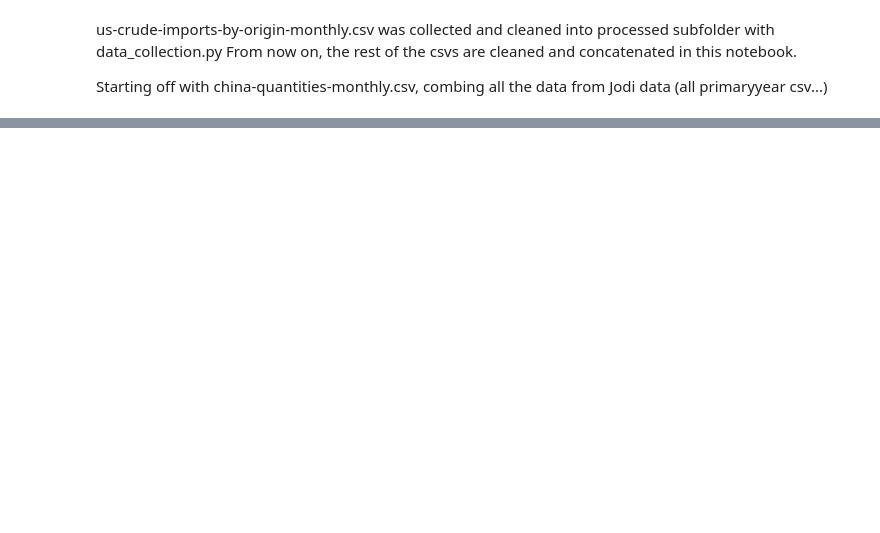
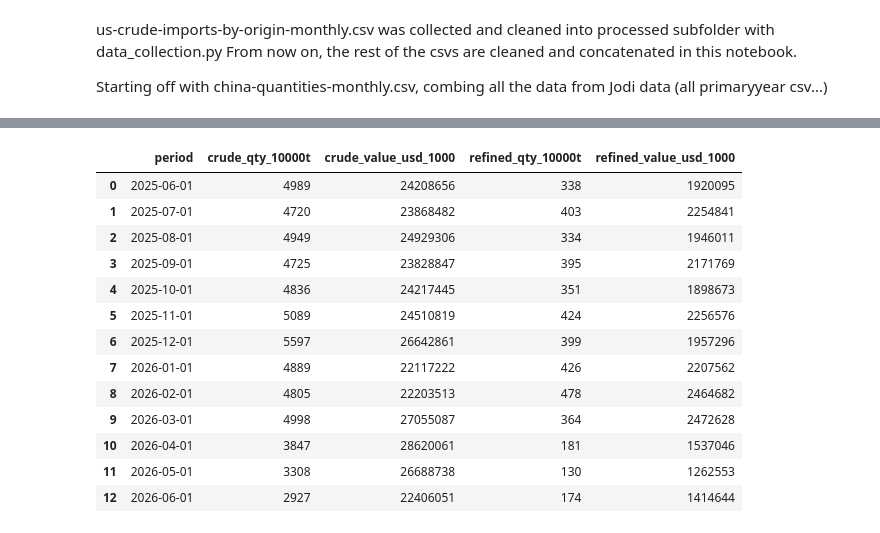
Before and after one commit to chaboihenry/oil-research, a Jupyter notebook: src/data_cleaning.ipynb, the cells around one changed output, grey strips where cells are left out. Saved outputs shown, nothing was run; the diff lists cells and outputs as text; code cells hidden in the pictures; blank space fills up the shorter version.

```diff
--- a/src/data_cleaning.ipynb
+++ b/src/data_cleaning.ipynb
@@ -14,0 +61,52 @@ c:\Users\henry\Desktop\Programming and Networking\Personal Projects\Data Science
+# %%
+# collecting all data from gacc and merging on top of preivous dataframe comprised of data from jodi, quant_china_df
+GACC_DIR = ROOT_DIR / 'data' / 'raw' / 'quantities-china' / 'gacc_table14'
+import re
+
+records = []
+for path in sorted(GACC_DIR.glob('gacc-table14-import-commodities-*.xls')):
+    raw = pd.read_excel(path, header=None)
+    # lambda: check each row (axis=1) for a cell containing the label
+    is_crude = raw.apply(
+        lambda row: row.astype(str).str.contains('Crude petroleum oils', na=False).any(),
+        axis = 1
+    )
+    refined_petro = raw.apply(
+        lambda row: row.astype(str).str.contains('Refined petroleum products', na=False).any(),
+        axis = 1
+    )
+    cells_crude = raw[is_crude].iloc[0].dropna().tolist()
+    cells_petro = raw[refined_petro].iloc[0].dropna().tolist()
+    # regex to find YYYY-MM anywhere in the filename
+    period = re.search(r'\d{4}-\d{2}', path.name).group(0)
+    records.append({
+        'period': period,
+        'crude_qty_10000t':cells_crude[2],
+        'crude_value_usd_1000':cells_crude[3],
+        'refined_qty_10000t': cells_petro[2],
+        'refined_value_usd_1000': cells_petro[3]
+    })
+
+gacc_df = pd.DataFrame(records)
+gacc_df['period'] = pd.to_datetime(gacc_df['period'])
+
+columns = ['crude_qty_10000t', 'crude_value_usd_1000', 'refined_qty_10000t', 'refined_value_usd_1000']
+for col in columns:
+    gacc_df[col] = gacc_df[col].str.replace(',', '', regex=False)
+    gacc_df[col] = pd.to_numeric(gacc_df[col], errors='coerce')
+gacc_df
+# %% [output]
+|  | period | crude_qty_10000t | crude_value_usd_1000 | refined_qty_10000t | refined_value_usd_1000 |
+| 0 | 2025-06-01 | 4989 | 24208656 | 338 | 1920095 |
+| 1 | 2025-07-01 | 4720 | 23868482 | 403 | 2254841 |
+| 2 | 2025-08-01 | 4949 | 24929306 | 334 | 1946011 |
+| 3 | 2025-09-01 | 4725 | 23828847 | 395 | 2171769 |
+| 4 | 2025-10-01 | 4836 | 24217445 | 351 | 1898673 |
+| 5 | 2025-11-01 | 5089 | 24510819 | 424 | 2256576 |
+| 6 | 2025-12-01 | 5597 | 26642861 | 399 | 1957296 |
+| 7 | 2026-01-01 | 4889 | 22117222 | 426 | 2207562 |
+| 8 | 2026-02-01 | 4805 | 22203513 | 478 | 2464682 |
+| 9 | 2026-03-01 | 4998 | 27055087 | 364 | 2472628 |
+| 10 | 2026-04-01 | 3847 | 28620061 | 181 | 1537046 |
+| 11 | 2026-05-01 | 3308 | 26688738 | 130 | 1262553 |
+| 12 | 2026-06-01 | 2927 | 22406051 | 174 | 1414644 |
```
Also changed, not shown: parts of 2 cells of this notebook, 1 other file.
